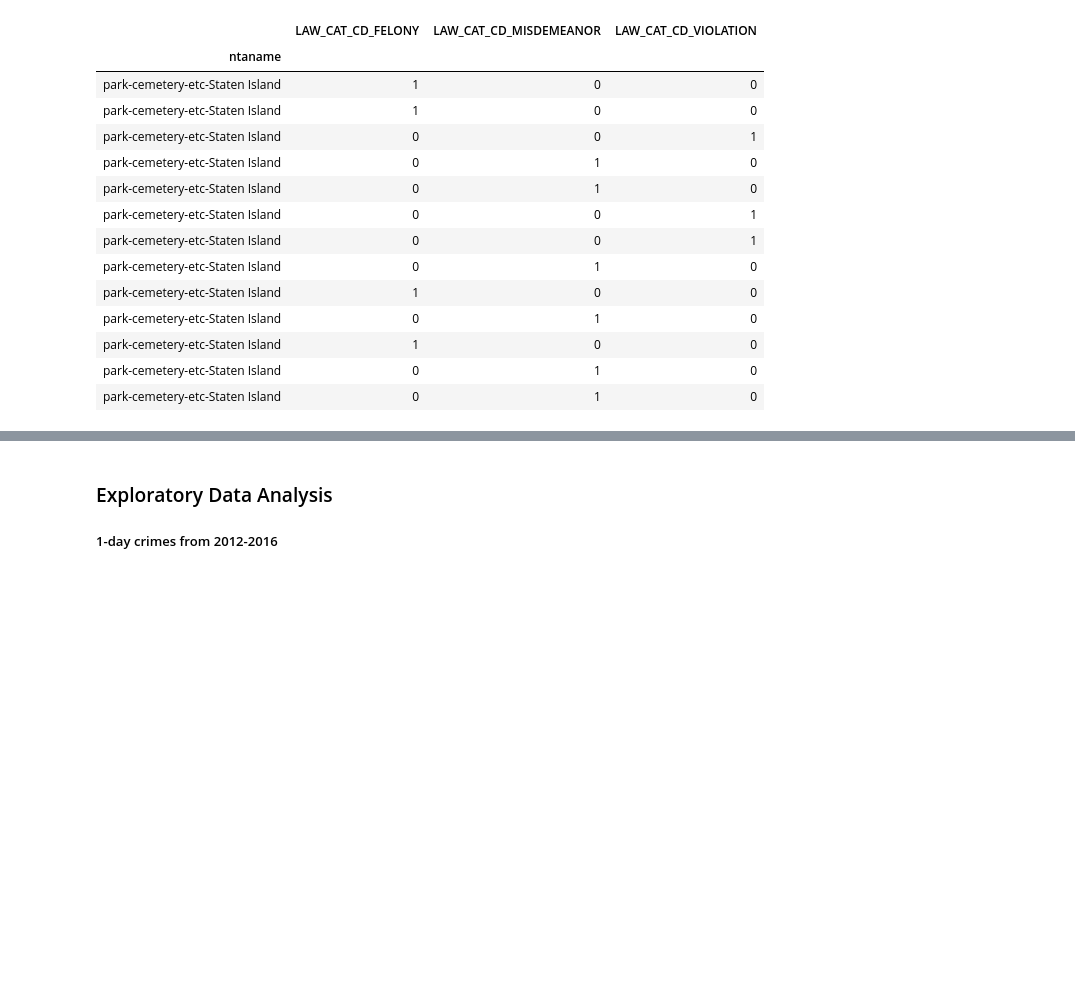
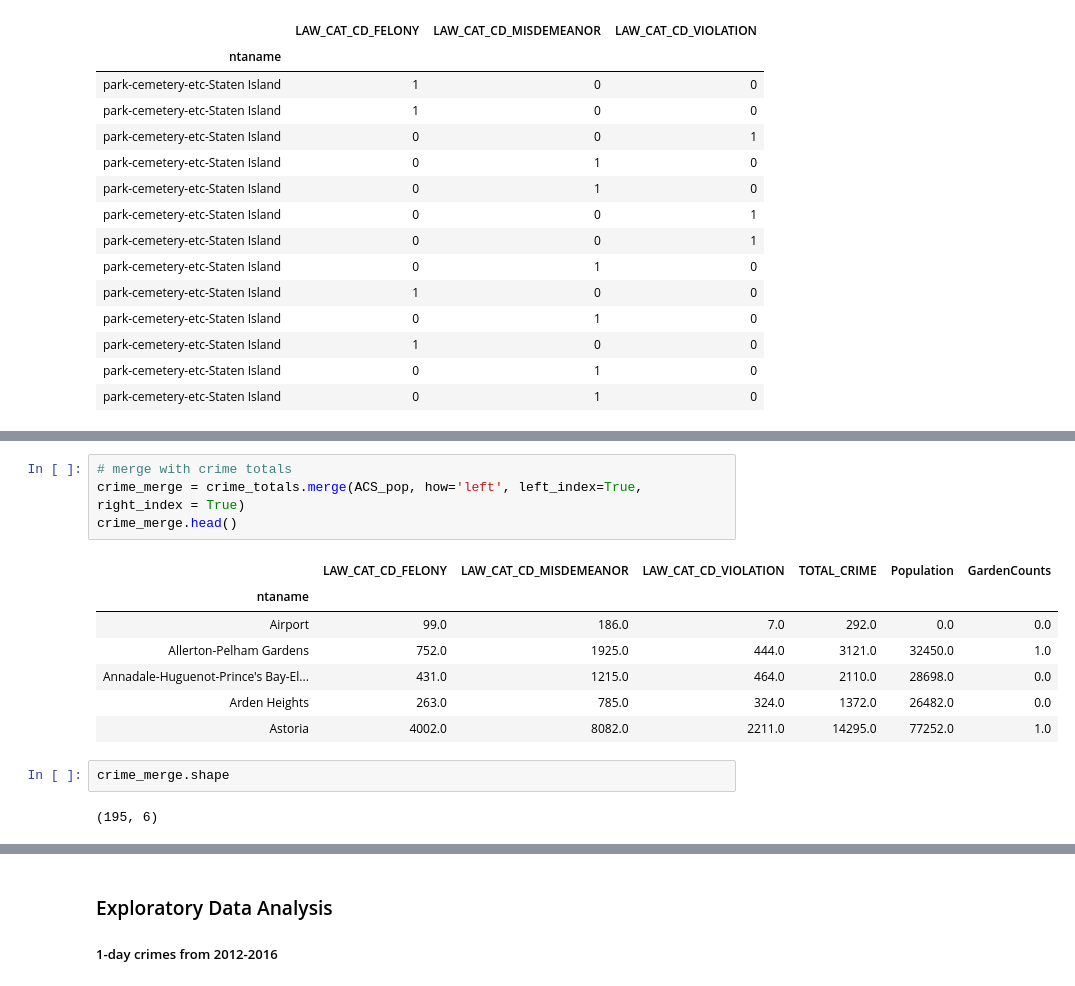
Before and after one commit to leonaisabelle/CUSP-ADS-Project, a Jupyter notebook: preprocessing_notebooks/2012_2016_Crime_Data_Cleaning.ipynb, the cells around one changed output, grey strips where cells are left out. Cells and saved outputs as stored; diff of their text form; blank space fills up the shorter version.

```diff
--- a/preprocessing_notebooks/2012_2016_Crime_Data_Cleaning.ipynb
+++ b/preprocessing_notebooks/2012_2016_Crime_Data_Cleaning.ipynb
@@ -372,0 +401,16 @@ crime_nta_reduced[crime_nta_reduced.index == 'park-cemetery-etc-Staten Island']
+# %%
+# merge with crime totals
+crime_merge = crime_totals.merge(ACS_pop, how='left', left_index=True, right_index = True)
+crime_merge.head()
+# %% [output]
+|  | LAW_CAT_CD_FELONY | LAW_CAT_CD_MISDEMEANOR | LAW_CAT_CD_VIOLATION | TOTAL_CRIME | Population | GardenCounts |
+| ntaname |  |  |  |  |  |  |
+| Airport | 99.0 | 186.0 | 7.0 | 292.0 | 0.0 | 0.0 |
+| Allerton-Pelham Gardens | 752.0 | 1925.0 | 444.0 | 3121.0 | 32450.0 | 1.0 |
+| Annadale-Huguenot-Prince's Bay-El... | 431.0 | 1215.0 | 464.0 | 2110.0 | 28698.0 | 0.0 |
+| Arden Heights | 263.0 | 785.0 | 324.0 | 1372.0 | 26482.0 | 0.0 |
+| Astoria | 4002.0 | 8082.0 | 2211.0 | 14295.0 | 77252.0 | 1.0 |
+# %%
+crime_merge.shape
+# %% [output]
+(195, 6)
```
Also changed, not shown: parts of 25 cells of this notebook, 3 other files.
